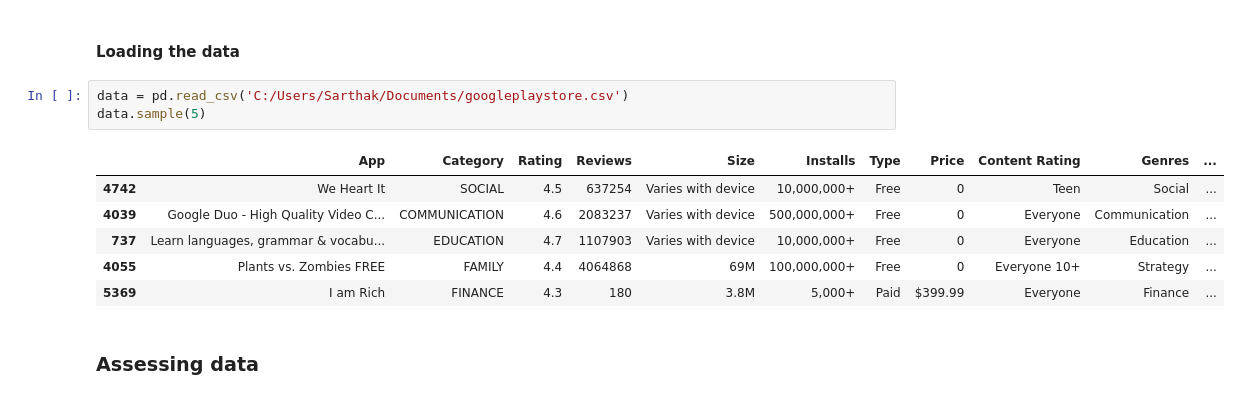
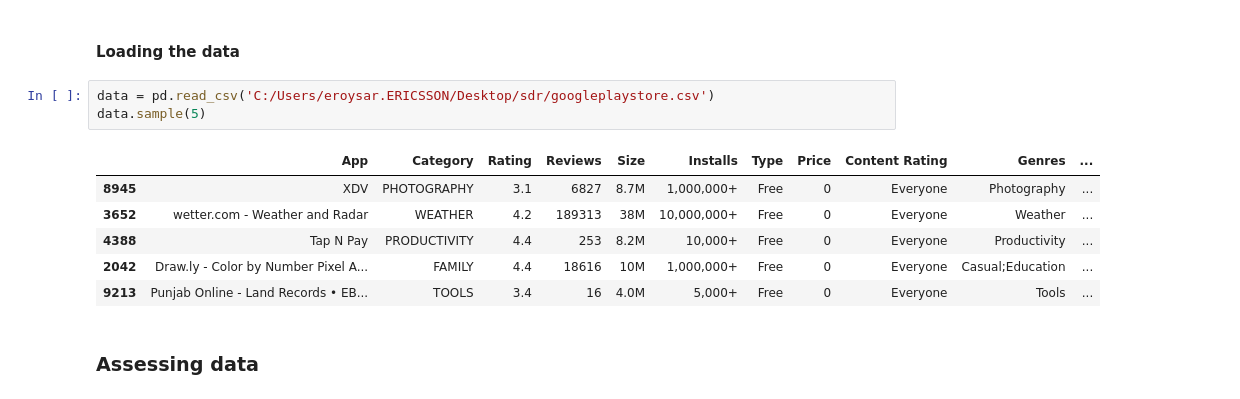
Before and after one commit to sdr1993/playstore, a Jupyter notebook: playstore.ipynb, the cells around one changed output. Drawn from its saved outputs; the diff is of its cells as text.

```diff
--- a/playstore.ipynb
+++ b/playstore.ipynb
@@ -8,15 +8,15 @@ warnings.filterwarnings('ignore')
 # %% [markdown]
 #### Loading the data ####
 # %%
-data = pd.read_csv('C:/Users/Sarthak/Documents/googleplaystore.csv')
+data = pd.read_csv('C:/Users/eroysar.ERICSSON/Desktop/sdr/googleplaystore.csv')
 data.sample(5)
 # %% [output]
 |  | App | Category | Rating | Reviews | Size | Installs | Type | Price | Content Rating | Genres | ... |
-| 4742 | We Heart It | SOCIAL | 4.5 | 637254 | Varies with device | 10,000,000+ | Free | 0 | Teen | Social | ... |
-| 4039 | Google Duo - High Quality Video C... | COMMUNICATION | 4.6 | 2083237 | Varies with device | 500,000,000+ | Free | 0 | Everyone | Communication | ... |
-| 737 | Learn languages, grammar & vocabu... | EDUCATION | 4.7 | 1107903 | Varies with device | 10,000,000+ | Free | 0 | Everyone | Education | ... |
-| 4055 | Plants vs. Zombies FREE | FAMILY | 4.4 | 4064868 | 69M | 100,000,000+ | Free | 0 | Everyone 10+ | Strategy | ... |
-| 5369 | I am Rich | FINANCE | 4.3 | 180 | 3.8M | 5,000+ | Paid | $399.99 | Everyone | Finance | ... |
+| 8945 | XDV | PHOTOGRAPHY | 3.1 | 6827 | 8.7M | 1,000,000+ | Free | 0 | Everyone | Photography | ... |
+| 3652 | wetter.com - Weather and Radar | WEATHER | 4.2 | 189313 | 38M | 10,000,000+ | Free | 0 | Everyone | Weather | ... |
+| 4388 | Tap N Pay | PRODUCTIVITY | 4.4 | 253 | 8.2M | 10,000+ | Free | 0 | Everyone | Productivity | ... |
+| 2042 | Draw.ly - Color by Number Pixel A... | FAMILY | 4.4 | 18616 | 10M | 1,000,000+ | Free | 0 | Everyone | Casual;Education | ... |
+| 9213 | Punjab Online - Land Records • EB... | TOOLS | 3.4 | 16 | 4.0M | 5,000+ | Free | 0 | Everyone | Tools | ... |
 # %% [markdown]
 ### Assessing data ###
 # %%
```
Also changed, not shown: parts of 6 cells of this notebook.
